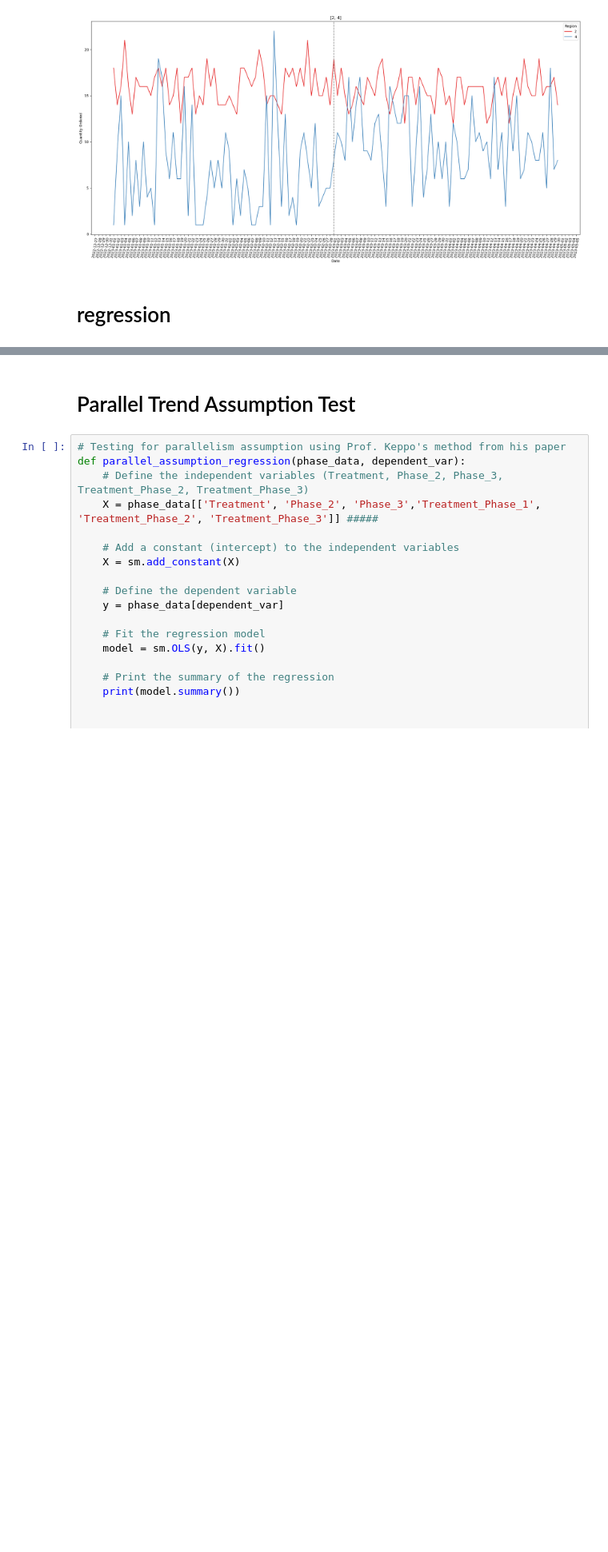
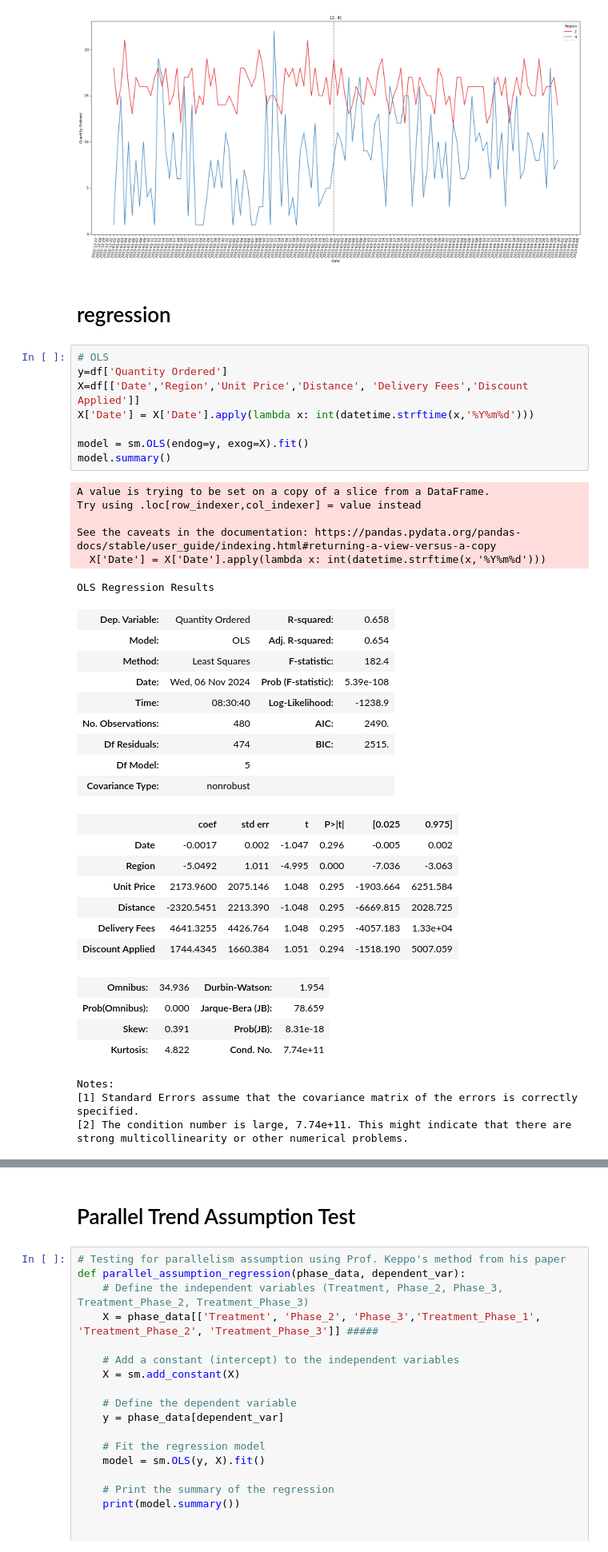
Before and after one commit to Alphteow/EconsModel, a Jupyter notebook: Econ_Group_Project3.ipynb, the cells around one changed output, grey strips where cells are left out. Shown at 80% size. Drawn from its saved outputs; the diff is of its cells as text; blank space fills up the shorter version.

Commit message:
Regression

```diff
--- a/Econ_Group_Project3.ipynb
+++ b/Econ_Group_Project3.ipynb
@@ -129,4 +129,43 @@ for i, region in enumerate(region_combination):
 [figure]
 # %% [markdown]
 # regression
+# %%
+# OLS
+y=df['Quantity Ordered']
+X=df[['Date','Region','Unit Price','Distance', 'Delivery Fees','Discount Applied']]
+X['Date'] = X['Date'].apply(lambda x: int(datetime.strftime(x,'%Y%m%d')))
+
+model = sm.OLS(endog=y, exog=X).fit()
+model.summary()
+# %% [output]
+A value is trying to be set on a copy of a slice from a DataFrame.
+Try using .loc[row_indexer,col_indexer] = value instead
+
+See the caveats in the documentation: https://pandas.pydata.org/pandas-docs/stable/user_guide/indexing.html#returning-a-view-versus-a-copy
+  X['Date'] = X['Date'].apply(lambda x: int(datetime.strftime(x,'%Y%m%d')))
+OLS Regression Results
+| Dep. Variable: | Quantity Ordered | R-squared: | 0.658 |
+| Model: | OLS | Adj. R-squared: | 0.654 |
+| Method: | Least Squares | F-statistic: | 182.4 |
+| Date: | Wed, 06 Nov 2024 | Prob (F-statistic): | 5.39e-108 |
+| Time: | 08:30:40 | Log-Likelihood: | -1238.9 |
+| No. Observations: | 480 | AIC: | 2490. |
+| Df Residuals: | 474 | BIC: | 2515. |
+| Df Model: | 5 |  |  |
+| Covariance Type: | nonrobust |  |  |
+|  | coef | std err | t | P>|t| | [0.025 | 0.975] |
+| Date | -0.0017 | 0.002 | -1.047 | 0.296 | -0.005 | 0.002 |
+| Region | -5.0492 | 1.011 | -4.995 | 0.000 | -7.036 | -3.063 |
+| Unit Price | 2173.9600 | 2075.146 | 1.048 | 0.295 | -1903.664 | 6251.584 |
+| Distance | -2320.5451 | 2213.390 | -1.048 | 0.295 | -6669.815 | 2028.725 |
+| Delivery Fees | 4641.3255 | 4426.764 | 1.048 | 0.295 | -4057.183 | 1.33e+04 |
+| Discount Applied | 1744.4345 | 1660.384 | 1.051 | 0.294 | -1518.190 | 5007.059 |
+| Omnibus: | 34.936 | Durbin-Watson: | 1.954 |
+| Prob(Omnibus): | 0.000 | Jarque-Bera (JB): | 78.659 |
+| Skew: | 0.391 | Prob(JB): | 8.31e-18 |
+| Kurtosis: | 4.822 | Cond. No. | 7.74e+11 |
+Notes:
+[1] Standard Errors assume that the covariance matrix of the errors is correctly specified.
+[2] The condition number is large, 7.74e+11. This might indicate that there are
+strong multicollinearity or other numerical problems.
 # %%
```
Also changed, not shown: parts of 9 cells of this notebook.
